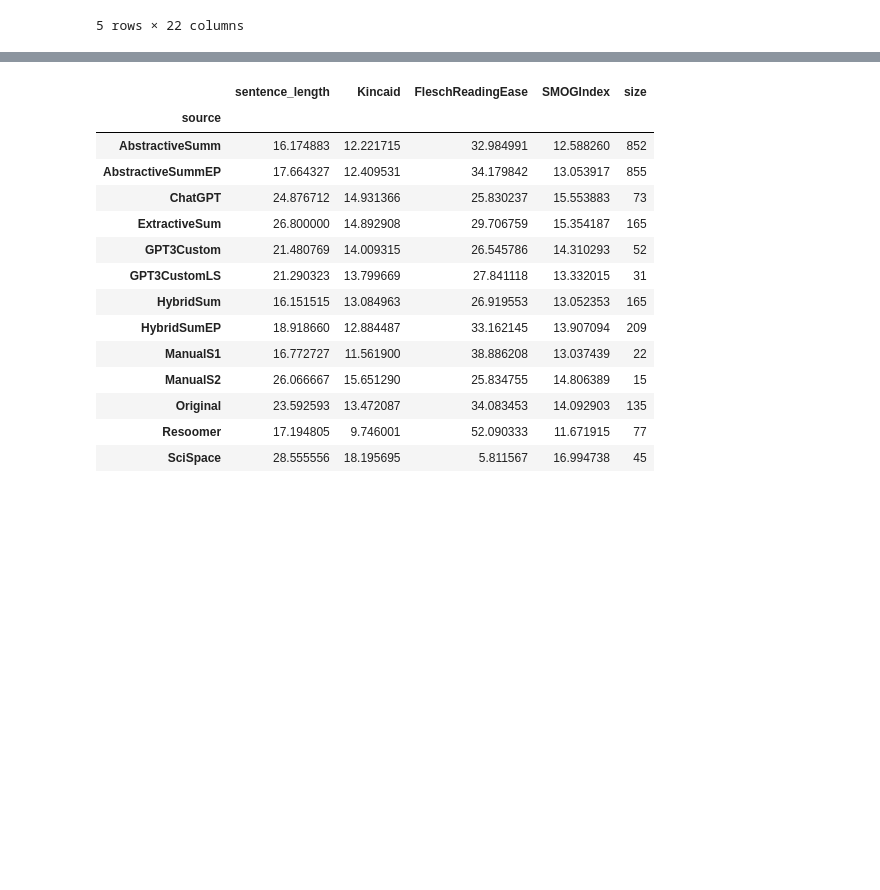
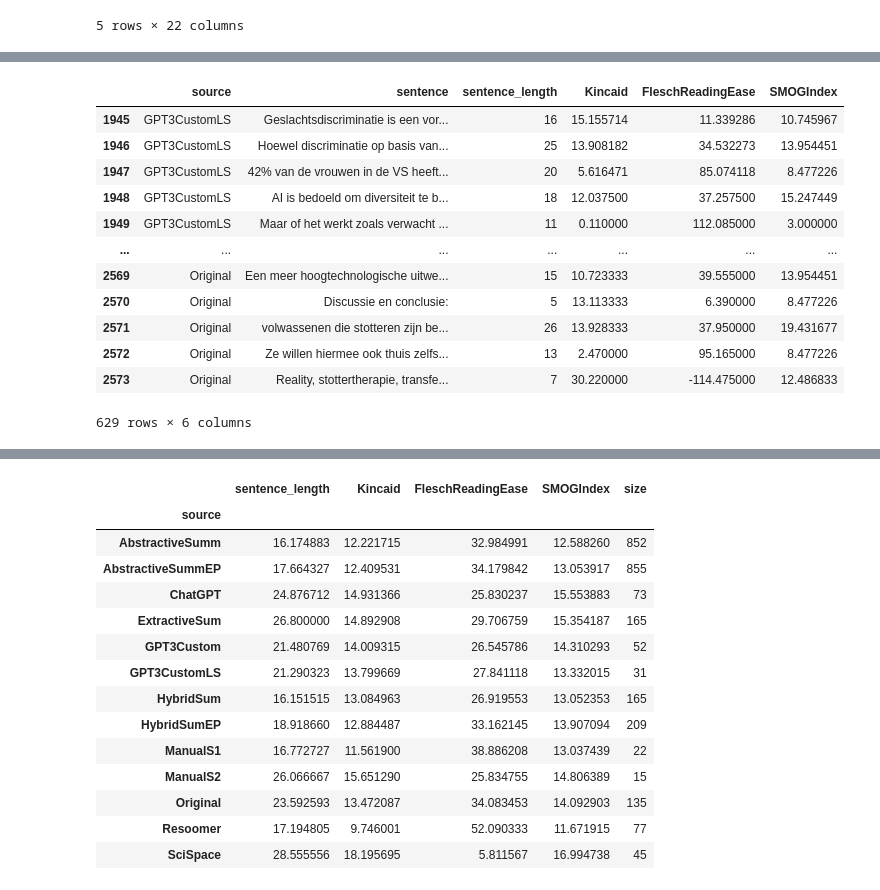
Before and after one commit to dylancluyse/bachelorproef-nlp-tekstvereenvoudiging, a Jupyter notebook: scripts/text-analysis.ipynb, the cells around one changed output, grey strips where cells are left out. Drawn from its saved outputs; the diff is of its cells as text; code cells hidden in the pictures; blank space fills up the shorter version.

```diff
--- a/scripts/text-analysis.ipynb
+++ b/scripts/text-analysis.ipynb
@@ -18,0 +50,21 @@ df.head()
+# %%
+HybridModels = (readability['source'] == 'HybridSum') | (readability['source'] == 'HybridSumEP')
+GPTModels = (readability['source'] == 'GPT3Custom') | (readability['source'] == 'GPT3CustomLS')
+ByHand = (readability['source'] == 'Manual') | (readability['source'] == 'ManualS1') | (readability['source'] == 'ManualS2') | (readability['source'] == 'Original')
+GPTResults = readability[(GPTModels) | (HybridModels) | ByHand]
+# %%
+GPTResults
+# %% [output]
+|  | source | sentence | sentence_length | Kincaid | FleschReadingEase | SMOGIndex |
+| 1945 | GPT3CustomLS | Geslachtsdiscriminatie is een vor... | 16 | 15.155714 | 11.339286 | 10.745967 |
+| 1946 | GPT3CustomLS | Hoewel discriminatie op basis van... | 25 | 13.908182 | 34.532273 | 13.954451 |
+| 1947 | GPT3CustomLS | 42% van de vrouwen in de VS heeft... | 20 | 5.616471 | 85.074118 | 8.477226 |
+| 1948 | GPT3CustomLS | AI is bedoeld om diversiteit te b... | 18 | 12.037500 | 37.257500 | 15.247449 |
+| 1949 | GPT3CustomLS | Maar of het werkt zoals verwacht ... | 11 | 0.110000 | 112.085000 | 3.000000 |
+| ... | ... | ... | ... | ... | ... | ... |
+| 2569 | Original | Een meer hoogtechnologische uitwe... | 15 | 10.723333 | 39.555000 | 13.954451 |
+| 2570 | Original | Discussie en conclusie: | 5 | 13.113333 | 6.390000 | 8.477226 |
+| 2571 | Original | volwassenen die stotteren zijn be... | 26 | 13.928333 | 37.950000 | 19.431677 |
+| 2572 | Original | Ze willen hiermee ook thuis zelfs... | 13 | 2.470000 | 95.165000 | 8.477226 |
+| 2573 | Original | Reality, stottertherapie, transfe... | 7 | 30.220000 | -114.475000 | 12.486833 |
+629 rows × 6 columns
```
Also changed, not shown: parts of 6 cells of this notebook, 19 other files.
